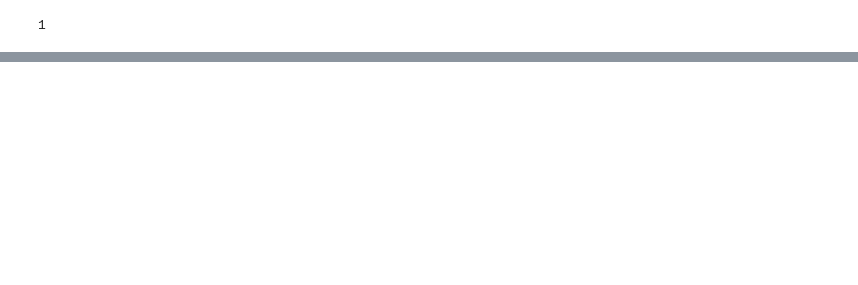
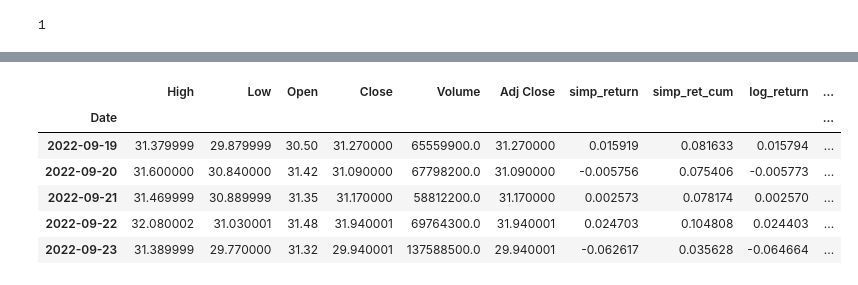
Before and after one commit to andresalerno/mercado_financeiro, a Jupyter notebook: chapter_1.ipynb, the cells around one changed output, grey strips where cells are left out. Saved outputs shown, nothing was run; the diff lists cells and outputs as text; code cells hidden in the pictures; blank space fills up the shorter version.

```diff
--- a/chapter_1.ipynb
+++ b/chapter_1.ipynb
@@ -306,0 +353,10 @@ fig.plot(x,y)
+# %%
+df = pd.DataFrame()
+
+df = pdr.DataReader('PETR4.SA', data_source='yahoo', start='1-1-2021')
+
+#df = wb.DataReader('MSFT', data_source='yahoo', start='1-1-2015')['Adj Close']
+
+df.count()
+
+df.tail()
@@ -306,0 +371,3 @@ fig.plot(x,y)
+# %%
+df['simp_return'] = df['Close'].pct_change()
+df.head(5)
@@ -306,0 +382,3 @@ fig.plot(x,y)
+# %%
+df['simp_ret_cum'] = (df['simp_return'] + 1).cumprod()-1
+df.tail()
@@ -306,0 +393,3 @@ fig.plot(x,y)
+# %%
+df['log_return'] = np.log(df['Close']/df['Close'].shift(1))
+df.head(5)
@@ -306,0 +404,11 @@ fig.plot(x,y)
+# %%
+df['log_ret_cum'] = df['log_return'].cumsum()
+df.tail(5)
+# %% [output]
+|  | High | Low | Open | Close | Volume | Adj Close | simp_return | simp_ret_cum | log_return | ... |
+| Date |  |  |  |  |  |  |  |  |  | ... |
+| 2022-09-19 | 31.379999 | 29.879999 | 30.50 | 31.270000 | 65559900.0 | 31.270000 | 0.015919 | 0.081633 | 0.015794 | ... |
+| 2022-09-20 | 31.600000 | 30.840000 | 31.42 | 31.090000 | 67798200.0 | 31.090000 | -0.005756 | 0.075406 | -0.005773 | ... |
+| 2022-09-21 | 31.469999 | 30.889999 | 31.35 | 31.170000 | 58812200.0 | 31.170000 | 0.002573 | 0.078174 | 0.002570 | ... |
+| 2022-09-22 | 32.080002 | 31.030001 | 31.48 | 31.940001 | 69764300.0 | 31.940001 | 0.024703 | 0.104808 | 0.024403 | ... |
+| 2022-09-23 | 31.389999 | 29.770000 | 31.32 | 29.940001 | 137588500.0 | 29.940001 | -0.062617 | 0.035628 | -0.064664 | ... |
```
Also changed, not shown: parts of 21 cells of this notebook.
